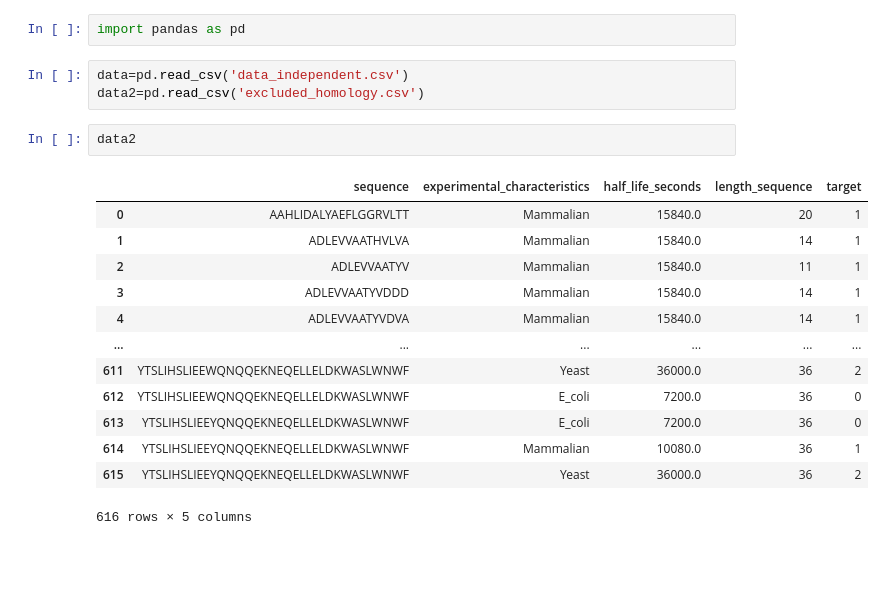
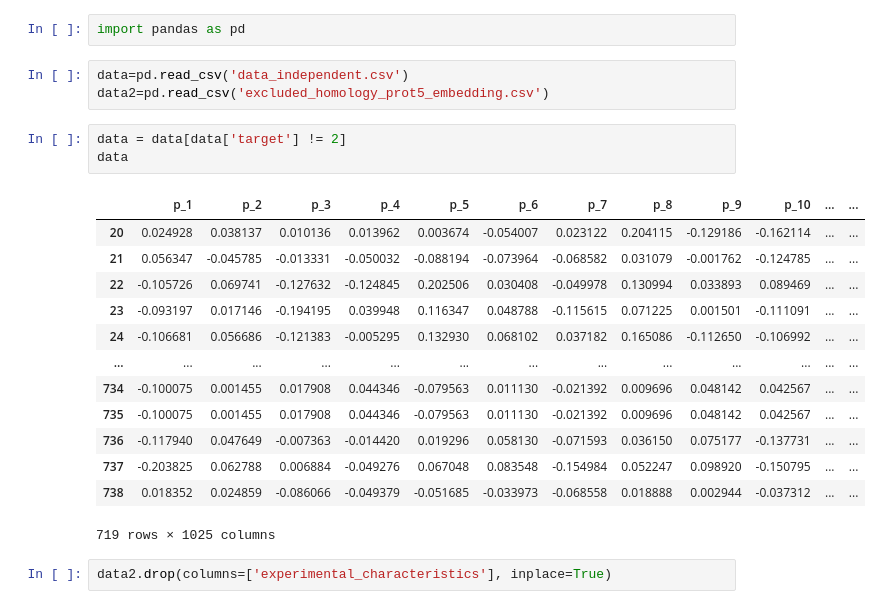
Before and after one commit to Jmartingar/Half_life, a Jupyter notebook: models/data/view.ipynb, the cells around one changed output. Drawn from its saved outputs; the diff is of its cells as text; blank space fills up the shorter version.

```diff
--- a/models/data/view.ipynb
+++ b/models/data/view.ipynb
@@ -2,20 +2,23 @@
 import pandas as pd
 # %%
 data=pd.read_csv('data_independent.csv')
-data2=pd.read_csv('excluded_homology.csv')
+data2=pd.read_csv('excluded_homology_prot5_embedding.csv')
 # %%
-data2
+data = data[data['target'] != 2]
+data
 # %% [output]
-|  | sequence | experimental_characteristics | half_life_seconds | length_sequence | target |
-| 0 | AAHLIDALYAEFLGGRVLTT | Mammalian | 15840.0 | 20 | 1 |
-| 1 | ADLEVVAATHVLVA | Mammalian | 15840.0 | 14 | 1 |
-| 2 | ADLEVVAATYV | Mammalian | 15840.0 | 11 | 1 |
-| 3 | ADLEVVAATYVDDD | Mammalian | 15840.0 | 14 | 1 |
-| 4 | ADLEVVAATYVDVA | Mammalian | 15840.0 | 14 | 1 |
-| ... | ... | ... | ... | ... | ... |
-| 611 | YTSLIHSLIEEWQNQQEKNEQELLELDKWASLWNWF | Yeast | 36000.0 | 36 | 2 |
-| 612 | YTSLIHSLIEEWQNQQEKNEQELLELDKWASLWNWF | E_coli | 7200.0 | 36 | 0 |
-| 613 | YTSLIHSLIEEYQNQQEKNEQELLELDKWASLWNWF | E_coli | 7200.0 | 36 | 0 |
-| 614 | YTSLIHSLIEEYQNQQEKNEQELLELDKWASLWNWF | Mammalian | 10080.0 | 36 | 1 |
-| 615 | YTSLIHSLIEEYQNQQEKNEQELLELDKWASLWNWF | Yeast | 36000.0 | 36 | 2 |
+|  | p_1 | p_2 | p_3 | p_4 | p_5 | p_6 | p_7 | p_8 | p_9 | p_10 | ... | ... |
+| 20 | 0.024928 | 0.038137 | 0.010136 | 0.013962 | 0.003674 | -0.054007 | 0.023122 | 0.204115 | -0.129186 | -0.162114 | ... | ... |
+| 21 | 0.056347 | -0.045785 | -0.013331 | -0.050032 | -0.088194 | -0.073964 | -0.068582 | 0.031079 | -0.001762 | -0.124785 | ... | ... |
+| 22 | -0.105726 | 0.069741 | -0.127632 | -0.124845 | 0.202506 | 0.030408 | -0.049978 | 0.130994 | 0.033893 | 0.089469 | ... | ... |
+| 23 | -0.093197 | 0.017146 | -0.194195 | 0.039948 | 0.116347 | 0.048788 | -0.115615 | 0.071225 | 0.001501 | -0.111091 | ... | ... |
+| 24 | -0.106681 | 0.056686 | -0.121383 | -0.005295 | 0.132930 | 0.068102 | 0.037182 | 0.165086 | -0.112650 | -0.106992 | ... | ... |
+| ... | ... | ... | ... | ... | ... | ... | ... | ... | ... | ... | ... | ... |
+| 734 | -0.100075 | 0.001455 | 0.017908 | 0.044346 | -0.079563 | 0.011130 | -0.021392 | 0.009696 | 0.048142 | 0.042567 | ... | ... |
+| 735 | -0.100075 | 0.001455 | 0.017908 | 0.044346 | -0.079563 | 0.011130 | -0.021392 | 0.009696 | 0.048142 | 0.042567 | ... | ... |
+| 736 | -0.117940 | 0.047649 | -0.007363 | -0.014420 | 0.019296 | 0.058130 | -0.071593 | 0.036150 | 0.075177 | -0.137731 | ... | ... |
+| 737 | -0.203825 | 0.062788 | 0.006884 | -0.049276 | 0.067048 | 0.083548 | -0.154984 | 0.052247 | 0.098920 | -0.150795 | ... | ... |
+| 738 | 0.018352 | 0.024859 | -0.086066 | -0.049379 | -0.051685 | -0.033973 | -0.068558 | 0.018888 | 0.002944 | -0.037312 | ... | ... |
-616 rows × 5 columns
+719 rows × 1025 columns
+# %%
+data2.drop(columns=['experimental_characteristics'], inplace=True)
```
Also changed, not shown: 39 other files.
